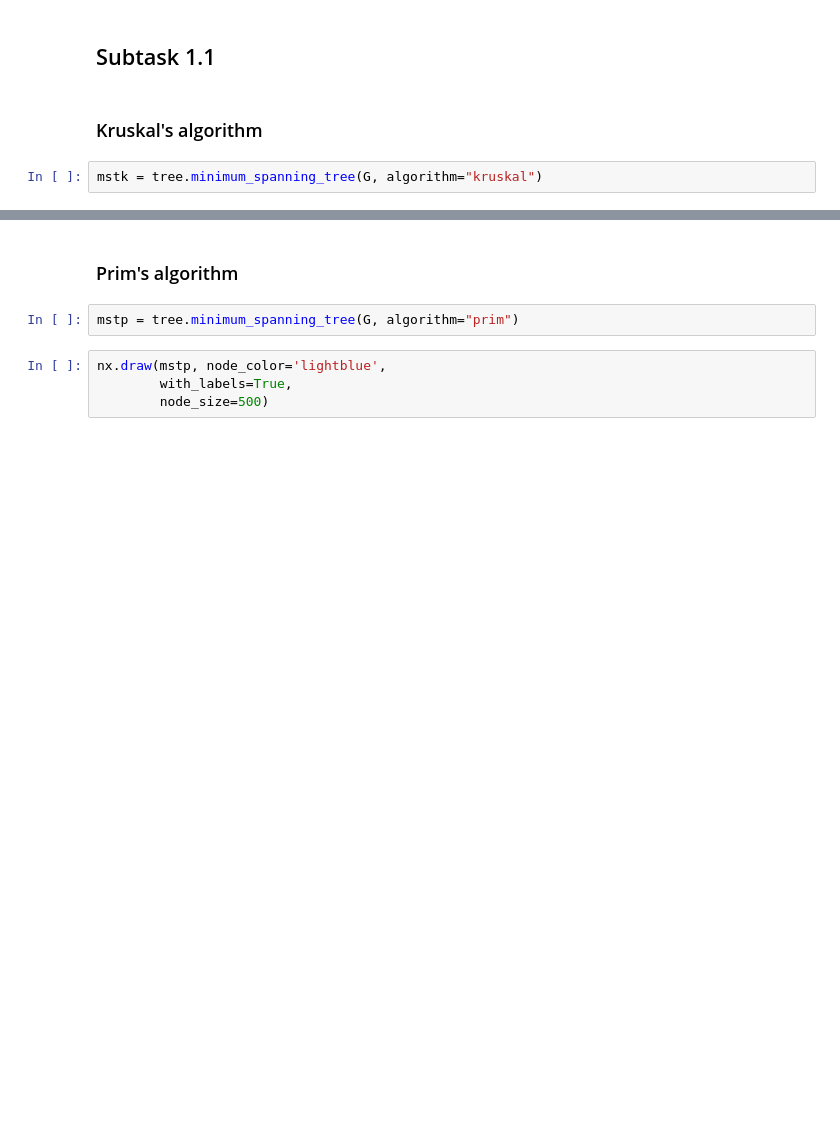
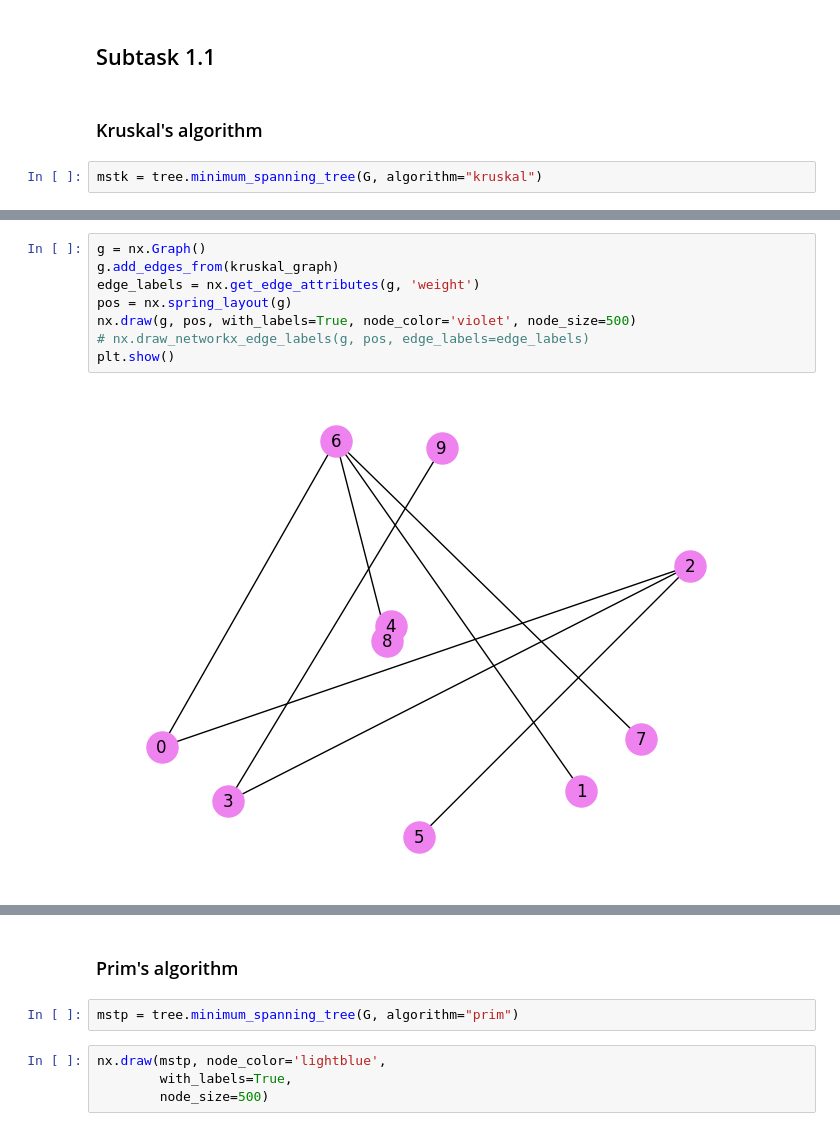
Before and after one commit to D-VLAD1/DecisionTree-PathAlgorithms, a Jupyter notebook: Lab1_trees.ipynb, the cells around one changed output, grey strips where cells are left out. Cells and saved outputs as stored; diff of their text form; blank space fills up the shorter version.

Commit message:
Added Kruskals algorithm

```diff
--- a/Lab1_trees.ipynb
+++ b/Lab1_trees.ipynb
@@ -121,0 +148,10 @@ mstk.edges(), len(mstk.edges())
+# %%
+g = nx.Graph()
+g.add_edges_from(kruskal_graph)
+edge_labels = nx.get_edge_attributes(g, 'weight')
+pos = nx.spring_layout(g)
+nx.draw(g, pos, with_labels=True, node_color='violet', node_size=500)
+# nx.draw_networkx_edge_labels(g, pos, edge_labels=edge_labels)
+plt.show()
+# %% [output]
+[figure, added]
```
Also changed, not shown: parts of 30 cells of this notebook.
